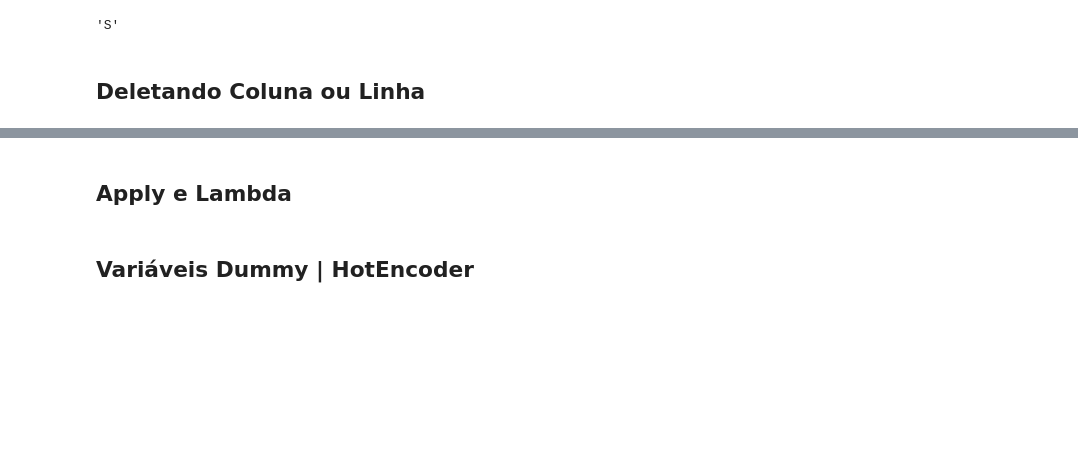
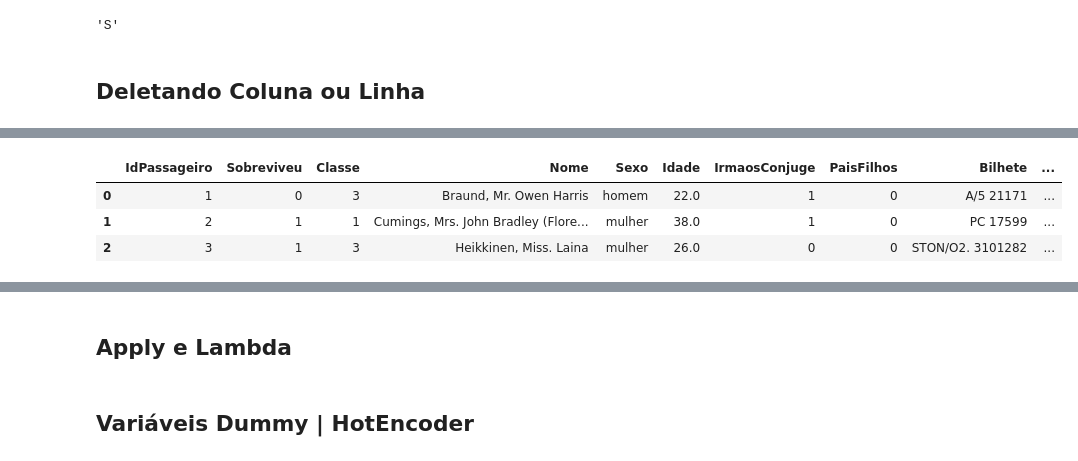
Before and after one commit to lucasabrantes1/studySpace, a Jupyter notebook: Udemy/DataScienceeMachineLearningcomEstatísticaePython/04 - Pandas/Pandas - Vazio.ipynb, the cells around one changed output, grey strips where cells are left out. Cells and saved outputs as stored; diff of their text form; code cells hidden in the pictures; blank space fills up the shorter version.

```diff
--- a/Udemy/DataScienceeMachineLearningcomEstatísticaePython/04 - Pandas/Pandas - Vazio.ipynb
+++ b/Udemy/DataScienceeMachineLearningcomEstatísticaePython/04 - Pandas/Pandas - Vazio.ipynb
@@ -536,0 +570,7 @@ data['Embarque'].at[829]
+# %%
+data.head(3)
+# %% [output]
+|  | IdPassageiro | Sobreviveu | Classe | Nome | Sexo | Idade | IrmaosConjuge | PaisFilhos | Bilhete | ... |
+| 0 | 1 | 0 | 3 | Braund, Mr. Owen Harris | homem | 22.0 | 1 | 0 | A/5 21171 | ... |
+| 1 | 2 | 1 | 1 | Cumings, Mrs. John Bradley (Flore... | mulher | 38.0 | 1 | 0 | PC 17599 | ... |
+| 2 | 3 | 1 | 3 | Heikkinen, Miss. Laina | mulher | 26.0 | 0 | 0 | STON/O2. 3101282 | ... |
```
Also changed, not shown: parts of 4 cells of this notebook.
